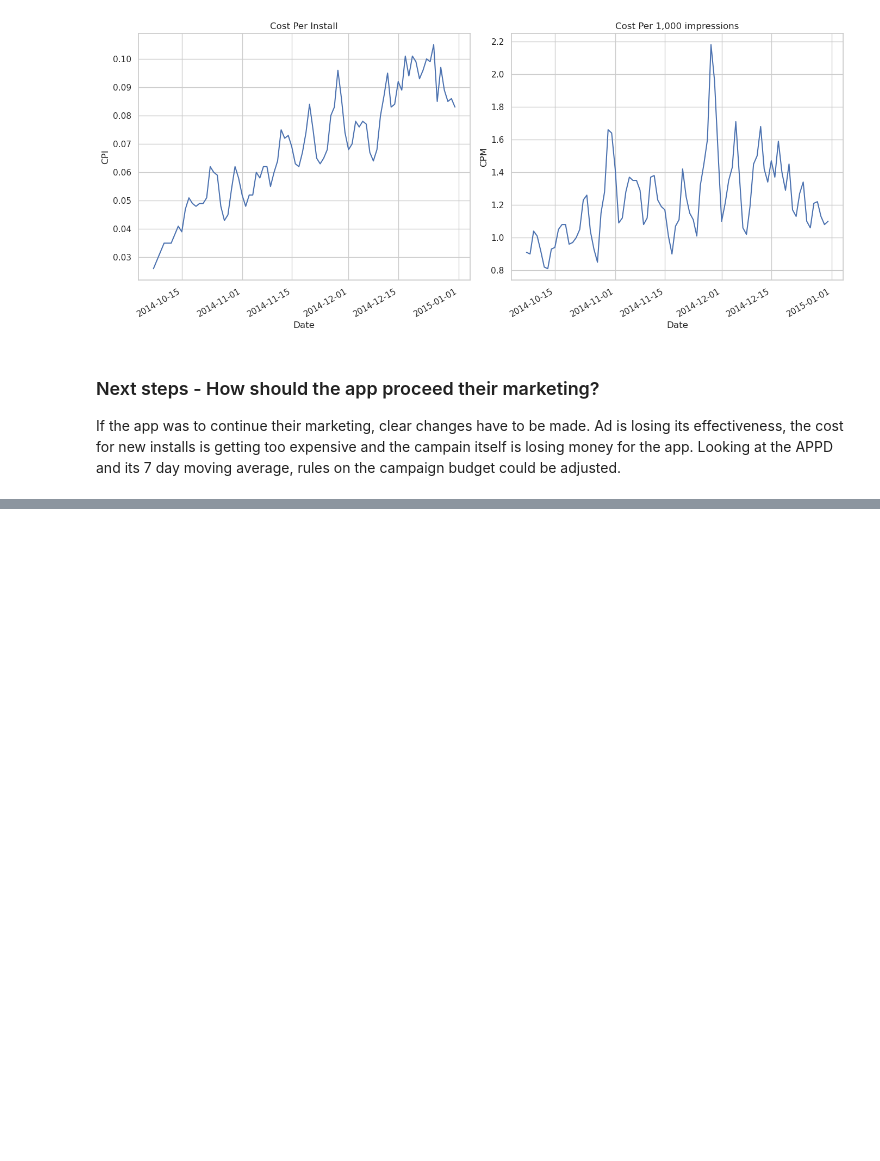
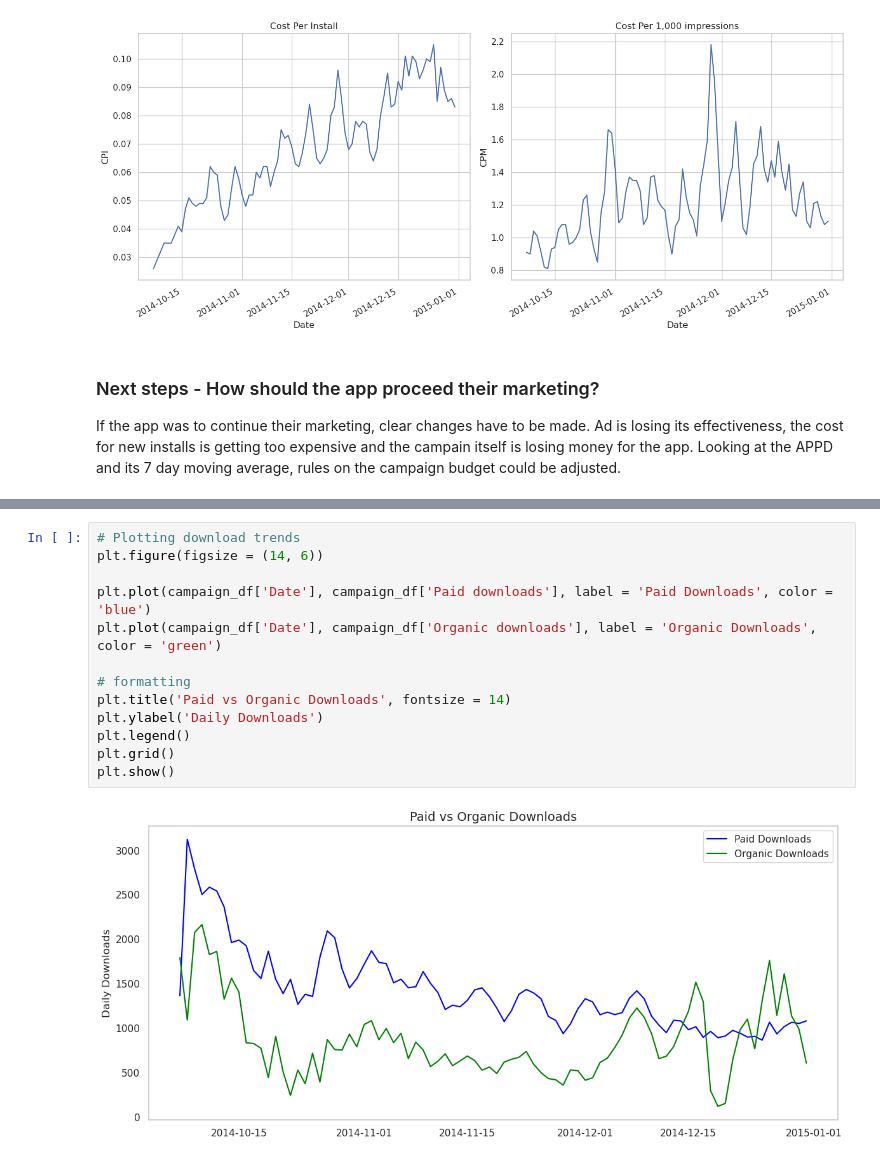
Before and after one commit to aaroparkkinen/spoons_analysis, a Jupyter notebook: results_and_findings.ipynb, the cells around one changed output, grey strips where cells are left out. Cells and saved outputs as stored; diff of their text form; blank space fills up the shorter version.

```diff
--- a/results_and_findings.ipynb
+++ b/results_and_findings.ipynb
@@ -88,0 +94,15 @@ If the app was to continue their marketing, clear changes have to be made. Ad is
+# %%
+# Plotting download trends
+plt.figure(figsize = (14, 6))
+
+plt.plot(campaign_df['Date'], campaign_df['Paid downloads'], label = 'Paid Downloads', color = 'blue')
+plt.plot(campaign_df['Date'], campaign_df['Organic downloads'], label = 'Organic Downloads', color = 'green')
+
+# formatting
+plt.title('Paid vs Organic Downloads', fontsize = 14)
+plt.ylabel('Daily Downloads')
+plt.legend()
+plt.grid()
+plt.show()
+# %% [output]
+[figure, added]
```
Also changed, not shown: parts of 14 cells of this notebook, 1 other file.
